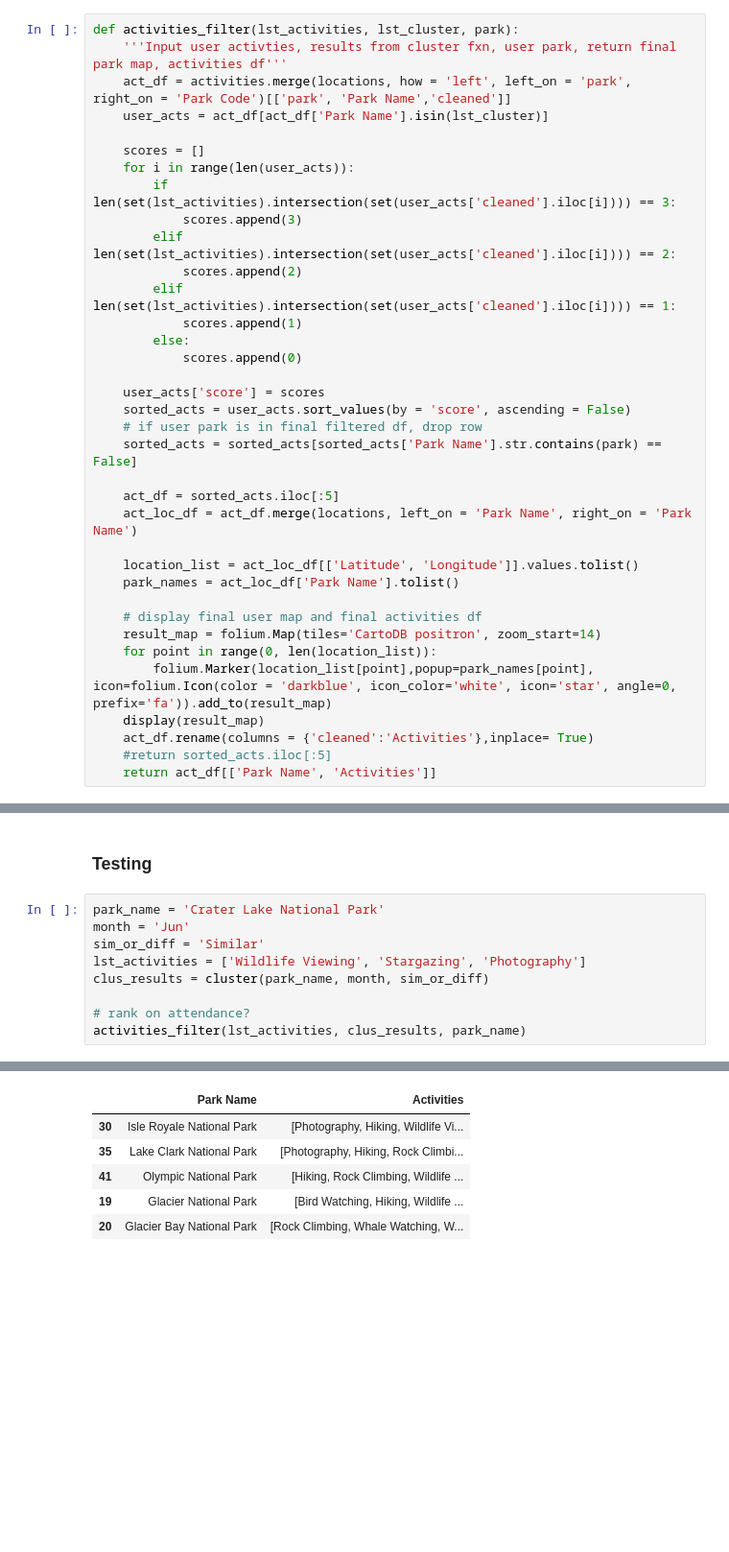
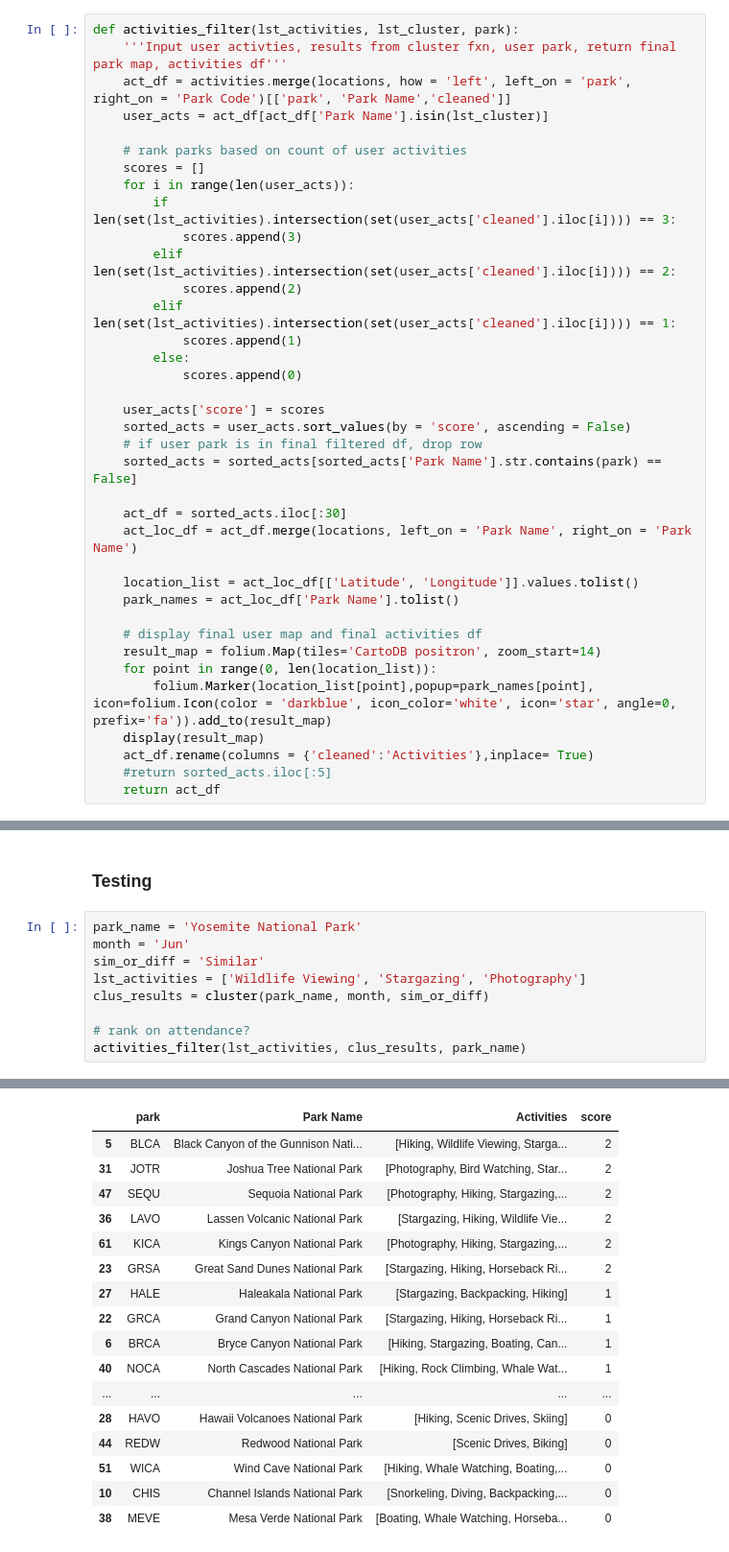
Before and after one commit to l-ching/Capstone-Project, a Jupyter notebook: kmeans_class.ipynb, the cells around one changed output, grey strips where cells are left out. Shown: that part at 96% size. Drawn from its saved outputs; the diff is of its cells as text; blank space fills up the shorter version.

Commit message:
Updated activities

```diff
--- a/kmeans_class.ipynb
+++ b/kmeans_class.ipynb
@@ -271,6 +273,7 @@ def activities_filter(lst_activities, lst_cluster, park):
     act_df = activities.merge(locations, how = 'left', left_on = 'park', right_on = 'Park Code')[['park', 'Park Name','cleaned']]
     user_acts = act_df[act_df['Park Name'].isin(lst_cluster)]
 
+    # rank parks based on count of user activities
     scores = []
     for i in range(len(user_acts)):
         if len(set(lst_activities).intersection(set(user_acts['cleaned'].iloc[i]))) == 3:
@@ -287,7 +290,7 @@ def activities_filter(lst_activities, lst_cluster, park):
     # if user park is in final filtered df, drop row
     sorted_acts = sorted_acts[sorted_acts['Park Name'].str.contains(park) == False]
 
-    act_df = sorted_acts.iloc[:5]
+    act_df = sorted_acts.iloc[:30]
     act_loc_df = act_df.merge(locations, left_on = 'Park Name', right_on = 'Park Name')
 
     location_list = act_loc_df[['Latitude', 'Longitude']].values.tolist()
@@ -300,5 +303,5 @@ def activities_filter(lst_activities, lst_cluster, park):
     display(result_map)
     act_df.rename(columns = {'cleaned':'Activities'},inplace= True)
     #return sorted_acts.iloc[:5]
-    return act_df[['Park Name', 'Activities']]
+    return act_df
 # %%
@@ -326,19 +351,30 @@ all_activities
 # %% [markdown]
 ### Testing
 # %%
-park_name = 'Crater Lake National Park'
+park_name = 'Yosemite National Park'
 month = 'Jun'
 sim_or_diff = 'Similar'
 lst_activities = ['Wildlife Viewing', 'Stargazing', 'Photography']
 clus_results = cluster(park_name, month, sim_or_diff)
 
 # rank on attendance?
 activities_filter(lst_activities, clus_results, park_name)
 # %% [output]
 [interactive output not drawn]
-|  | Park Name | Activities |
-| 30 | Isle Royale National Park | [Photography, Hiking, Wildlife Vi... |
-| 35 | Lake Clark National Park | [Photography, Hiking, Rock Climbi... |
-| 41 | Olympic National Park | [Hiking, Rock Climbing, Wildlife ... |
-| 19 | Glacier National Park | [Bird Watching, Hiking, Wildlife ... |
-| 20 | Glacier Bay National Park | [Rock Climbing, Whale Watching, W... |
+|  | park | Park Name | Activities | score |
+| 5 | BLCA | Black Canyon of the Gunnison Nati... | [Hiking, Wildlife Viewing, Starga... | 2 |
+| 31 | JOTR | Joshua Tree National Park | [Photography, Bird Watching, Star... | 2 |
+| 47 | SEQU | Sequoia National Park | [Photography, Hiking, Stargazing,... | 2 |
+| 36 | LAVO | Lassen Volcanic National Park | [Stargazing, Hiking, Wildlife Vie... | 2 |
+| 61 | KICA | Kings Canyon National Park | [Photography, Hiking, Stargazing,... | 2 |
+| 23 | GRSA | Great Sand Dunes National Park | [Stargazing, Hiking, Horseback Ri... | 2 |
+| 27 | HALE | Haleakala National Park | [Stargazing, Backpacking, Hiking] | 1 |
+| 22 | GRCA | Grand Canyon National Park | [Stargazing, Hiking, Horseback Ri... | 1 |
+| 6 | BRCA | Bryce Canyon National Park | [Hiking, Stargazing, Boating, Can... | 1 |
+| 40 | NOCA | North Cascades National Park | [Hiking, Rock Climbing, Whale Wat... | 1 |
+| ... | ... | ... | ... | ... |
+| 28 | HAVO | Hawaii Volcanoes National Park | [Hiking, Scenic Drives, Skiing] | 0 |
+| 44 | REDW | Redwood National Park | [Scenic Drives, Biking] | 0 |
+| 51 | WICA | Wind Cave National Park | [Hiking, Whale Watching, Boating,... | 0 |
+| 10 | CHIS | Channel Islands National Park | [Snorkeling, Diving, Backpacking,... | 0 |
+| 38 | MEVE | Mesa Verde National Park | [Boating, Whale Watching, Horseba... | 0 |
```
Also changed, not shown: parts of 7 cells of this notebook.
